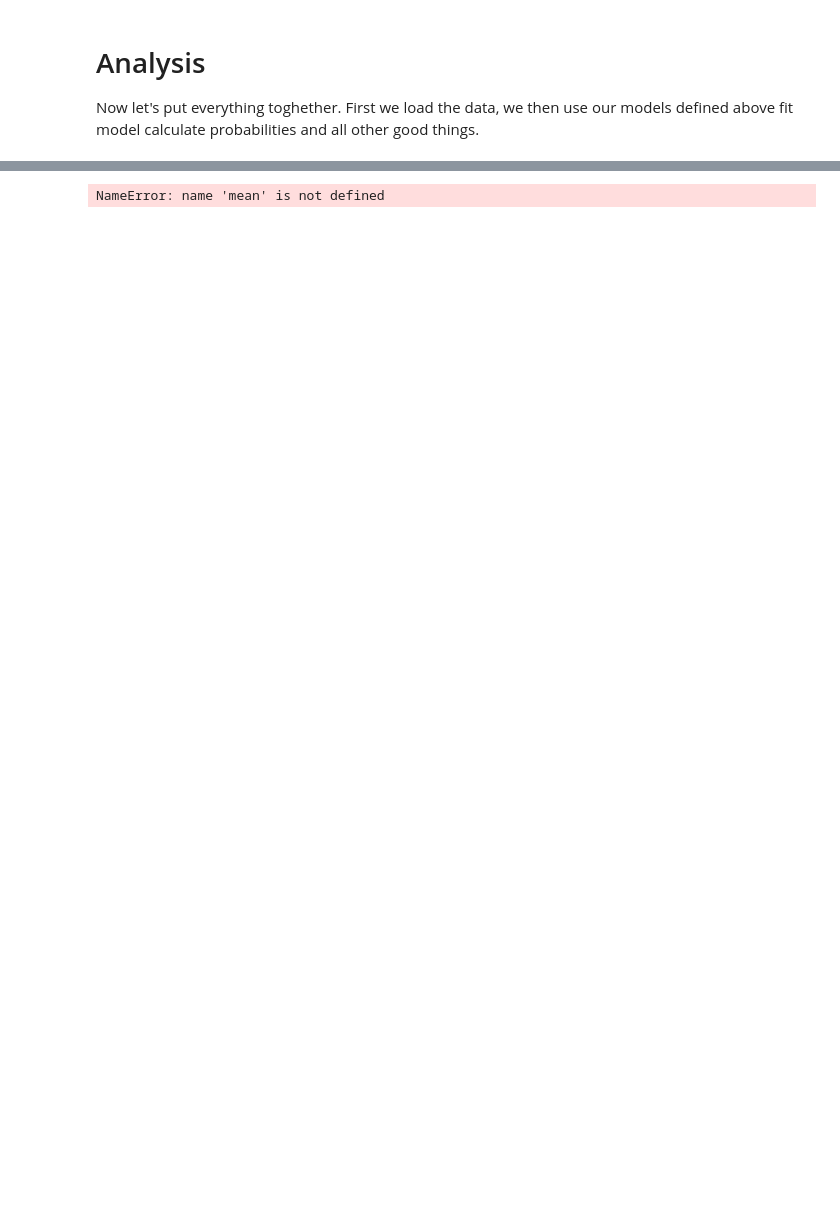
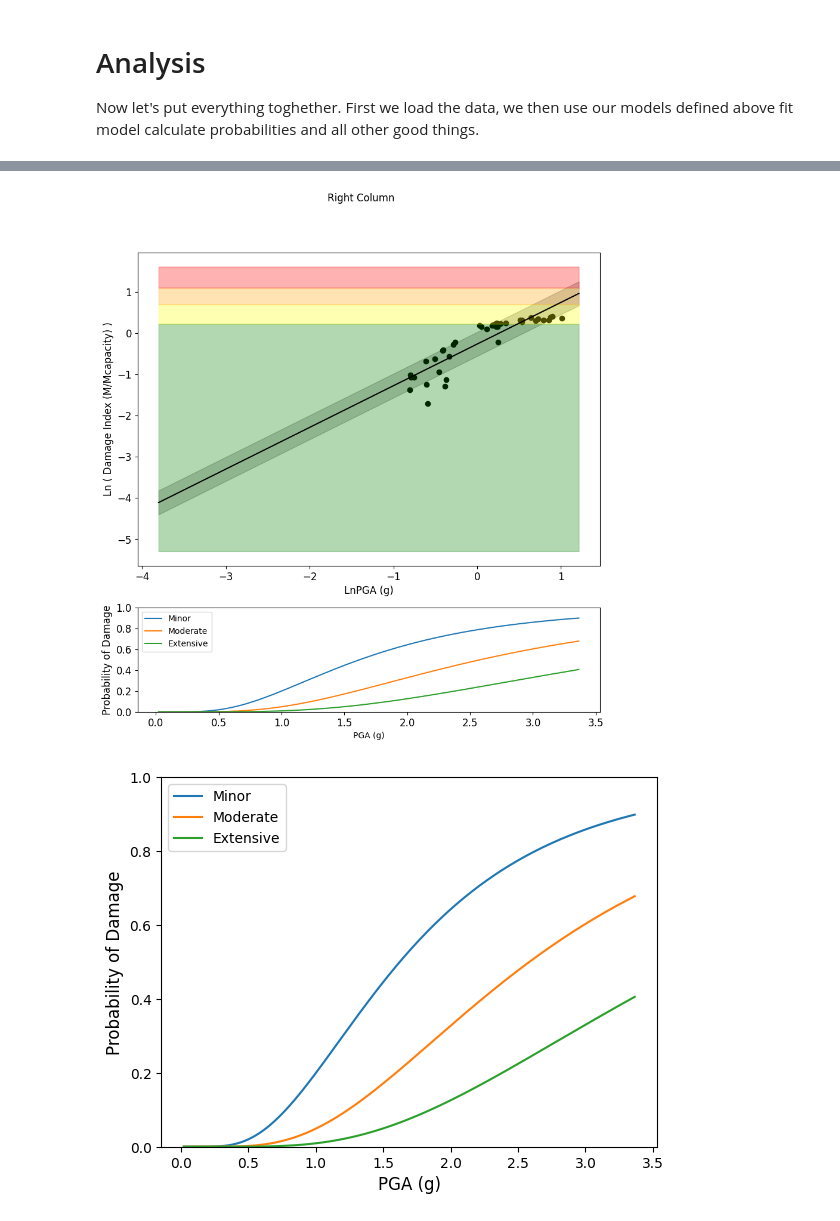
Before and after one commit to Farzaneh-Abedini/Farzaneh-Abedini, a Jupyter notebook: earthquake_analysis.ipynb, the cells around one changed output, grey strips where cells are left out. Saved outputs shown, nothing was run; the diff lists cells and outputs as text; code cells hidden in the pictures; blank space fills up the shorter version.

```diff
--- a/earthquake_analysis.ipynb
+++ b/earthquake_analysis.ipynb
@@ -325,12 +481,9 @@ model.fit(x, y)
 
 # We create xx, which is in the same range as x but uniform. We go a bit wider
 # to make plots nicer.
-xx = np.linspace(min(x)-2, max(x)+0.1, 10000)
+xx = np.linspace(min(x)-3, max(x)+0.2, 10000)
 
 pp_damage = fragility.damage_probability(model, xx, log_damage_cutoffs)
-pp_mean, pp_std=fragility.fit_normal_to_probabilities (pp_damage)
-pp_fit = fragility.probability_of_intervals_fit(pp_mean, pp_std, log_damage_cutoffs)
-
 # all the calculations are done.
 # Now we just plot:
 
@@ -350,37 +503,50 @@ top_ax.fill_between(xx, log_fn(0.005), log_fn(value1), color='green', alpha=0.3)
 top_ax.fill_between(xx, log_fn(value1), log_fn(value2), color='yellow', alpha=0.3)
 top_ax.fill_between(xx, log_fn(value2), log_fn(value3), color='orange', alpha=0.3)
 top_ax.fill_between(xx, log_fn(value3), log_fn(5), color='red', alpha=0.3)
 
 #plot.make_ticks_log_scale(top_ax, x_axis=True, y_axis=True, base=base, base_name=base_name)
 
 if base_name =='10':
   top_ax.set_xlabel('Log' + measure_name, fontsize=12)
   top_ax.set_ylabel('Log'+ " ( Damage Index (M/Mcapacity) )" , fontsize=12)
 else:
   top_ax.set_xlabel('Ln' + measure_name, fontsize=12)
   top_ax.set_ylabel('Ln'+ " ( Damage Index (M/Mcapacity) )" , fontsize=12)
 
-
+top_ax.tick_params(axis='both', which='major', labelsize=12)
 # Bottom plot is the probability of being in each cutoff
 # Calculate the probability of a Gausian to be within each cutoff.
 #plot.make_ticks_log_scale(bot_ax, x_axis=True, y_axis=False, base=base, base_name=base_name)
 
 if base_name =='10':
   bot_ax.plot(10**xx, pp_damage)
-  bot_ax.plot(10**xx, pp_fit)
-  bot_ax.plot(np.exp(xx), pp_fit)
   bot_ax.set_xlabel(measure_name)
 else:
   bot_ax.plot(np.exp(xx), pp_damage)
-  bot_ax.plot(np.exp(xx), pp_fit)
-  bot_ax.plot(10**xx, pp_fit)
   bot_ax.set_xlabel(measure_name)
+
 
 bot_ax.set_ylabel("Probability of Damage", fontsize=12)
 bot_ax.legend(interval_names)
 bot_ax.set_ylim((0, 1))
-
+bot_ax.tick_params(axis='both', which='major', labelsize=12)
 fig.suptitle(damage_name)
 plt.show()
+
+
+fig, ax = plt.subplots()
+
+# Conditionally plot based on base_name value
+if base_name == '10':
+    ax.plot(10 ** xx, pp_damage)
+else:
+    ax.plot(np.exp(xx), pp_damage)
+
+ax.set_xlabel(measure_name,fontsize=12)
+ax.set_ylabel("Probability of Damage", fontsize=12)  # Set y-axis label
+ax.set_ylim([0,1])
+ax.legend(interval_names)
+plt.show()
 # %% [output]
-NameError: name 'mean' is not defined
+[figure, added]
+[figure, added]
```
Also changed, not shown: parts of 8 cells of this notebook.
